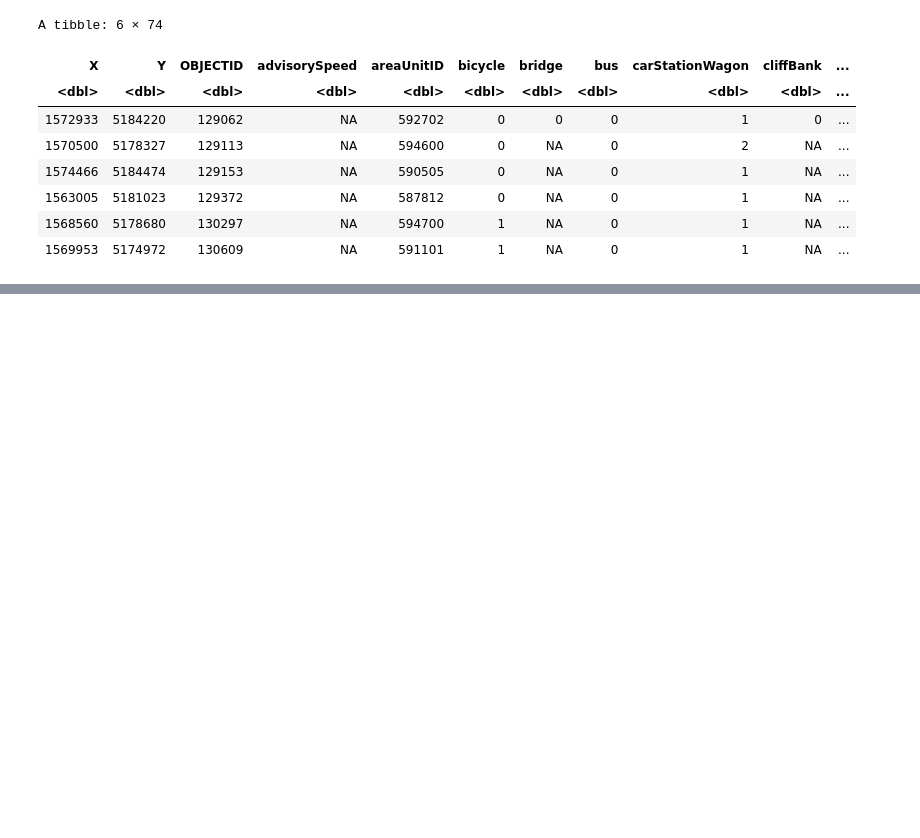
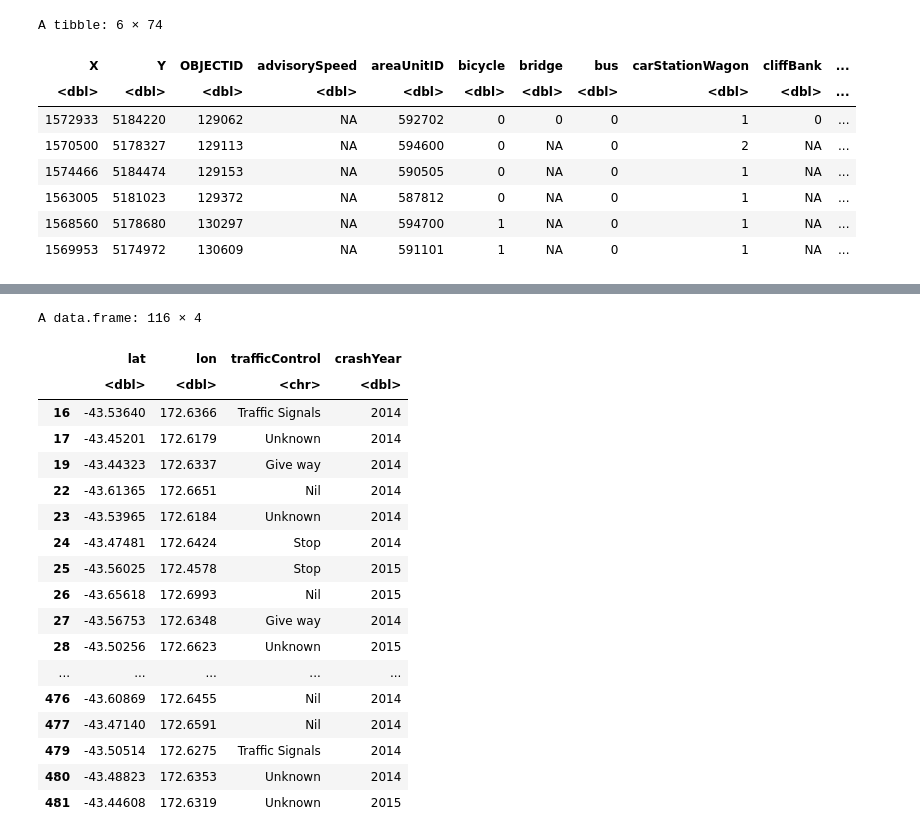
Before and after one commit to zelta1990/DATA422-Group-Project, a Jupyter notebook: group_project.ipynb, the cells around one changed output, grey strips where cells are left out. Drawn from its saved outputs; the diff is of its cells as text; code cells hidden in the pictures; blank space fills up the shorter version.

```diff
--- a/group_project.ipynb
+++ b/group_project.ipynb
@@ -326,0 +363,23 @@ display_html('<iframe src="crash_data.html" width=1000, height=1000></iframe>')
+# %%
+#d %>% filter(crashYear==2014)
+d[d$crashYear >= 2014 & d$crashYear <= 2015,]
+# %% [output]
+A data.frame: 116 × 4
+|  | lat | lon | trafficControl | crashYear |
+|  | <dbl> | <dbl> | <chr> | <dbl> |
+| 16 | -43.53640 | 172.6366 | Traffic Signals | 2014 |
+| 17 | -43.45201 | 172.6179 | Unknown | 2014 |
+| 19 | -43.44323 | 172.6337 | Give way | 2014 |
+| 22 | -43.61365 | 172.6651 | Nil | 2014 |
+| 23 | -43.53965 | 172.6184 | Unknown | 2014 |
+| 24 | -43.47481 | 172.6424 | Stop | 2014 |
+| 25 | -43.56025 | 172.4578 | Stop | 2015 |
+| 26 | -43.65618 | 172.6993 | Nil | 2015 |
+| 27 | -43.56753 | 172.6348 | Give way | 2014 |
+| 28 | -43.50256 | 172.6623 | Unknown | 2015 |
+| ... | ... | ... | ... | ... |
+| 476 | -43.60869 | 172.6455 | Nil | 2014 |
+| 477 | -43.47140 | 172.6591 | Nil | 2014 |
+| 479 | -43.50514 | 172.6275 | Traffic Signals | 2014 |
+| 480 | -43.48823 | 172.6353 | Unknown | 2014 |
+| 481 | -43.44608 | 172.6319 | Unknown | 2015 |
```
Also changed, not shown: parts of 8 cells of this notebook.
